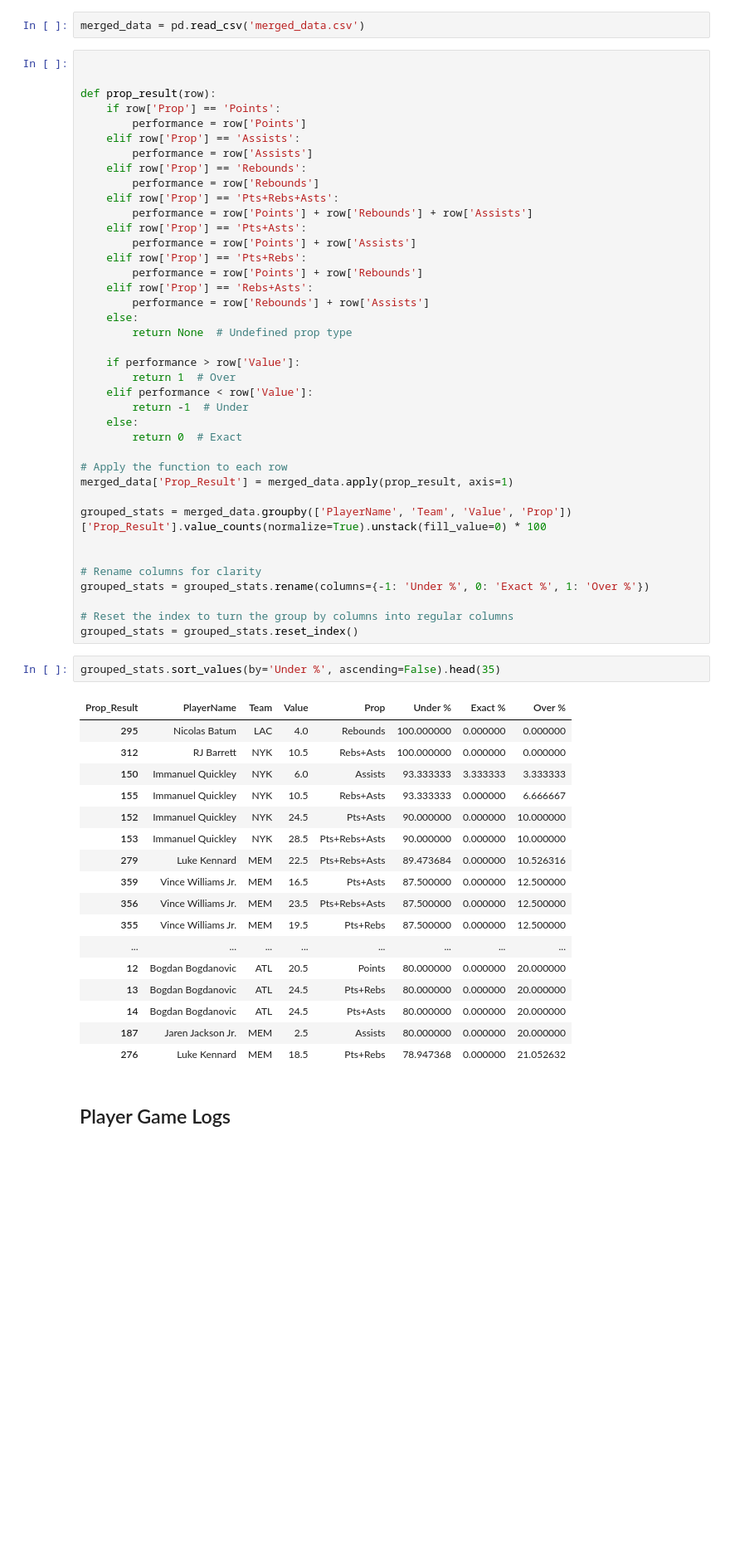
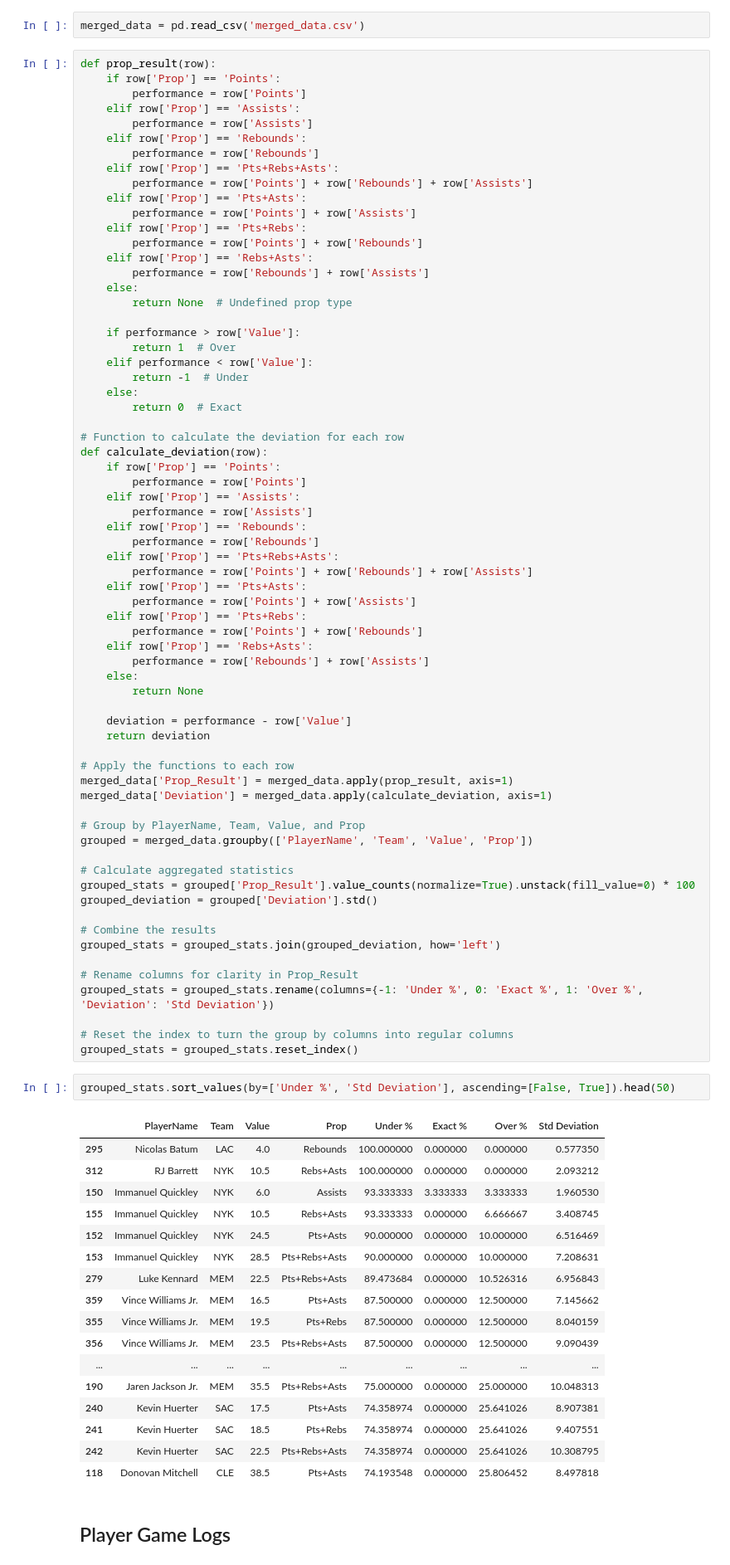
Before and after one commit to DhirenShivdasani/NBA-player-prop-analysis, a Jupyter notebook: Untitled.ipynb, the cells around one changed output. Shown at 83% size. Cells and saved outputs as stored; diff of their text form; blank space fills up the shorter version.

```diff
--- a/Untitled.ipynb
+++ b/Untitled.ipynb
@@ -431,8 +431,6 @@ player_data = merged_data[(merged_data['PlayerName'] == 'Josh Giddey') ]['Team']
 # %%
 merged_data = pd.read_csv('merged_data.csv')
 # %%
-
-
 def prop_result(row):
     if row['Prop'] == 'Points':
         performance = row['Points']
@@ -458,37 +456,67 @@ def prop_result(row):
     else:
         return 0  # Exact
 
-# Apply the function to each row
+# Function to calculate the deviation for each row
+def calculate_deviation(row):
+    if row['Prop'] == 'Points':
+        performance = row['Points']
+    elif row['Prop'] == 'Assists':
+        performance = row['Assists']
+    elif row['Prop'] == 'Rebounds':
+        performance = row['Rebounds']
+    elif row['Prop'] == 'Pts+Rebs+Asts':
+        performance = row['Points'] + row['Rebounds'] + row['Assists']
+    elif row['Prop'] == 'Pts+Asts':
+        performance = row['Points'] + row['Assists']
+    elif row['Prop'] == 'Pts+Rebs':
+        performance = row['Points'] + row['Rebounds']
+    elif row['Prop'] == 'Rebs+Asts':
+        performance = row['Rebounds'] + row['Assists']
+    else:
+        return None
+
+    deviation = performance - row['Value']
+    return deviation
+
+# Apply the functions to each row
 merged_data['Prop_Result'] = merged_data.apply(prop_result, axis=1)
+merged_data['Deviation'] = merged_data.apply(calculate_deviation, axis=1)
 
-grouped_stats = merged_data.groupby(['PlayerName', 'Team', 'Value', 'Prop'])['Prop_Result'].value_counts(normalize=True).unstack(fill_value=0) * 100
+# Group by PlayerName, Team, Value, and Prop
+grouped = merged_data.groupby(['PlayerName', 'Team', 'Value', 'Prop'])
 
+# Calculate aggregated statistics
+grouped_stats = grouped['Prop_Result'].value_counts(normalize=True).unstack(fill_value=0) * 100
+grouped_deviation = grouped['Deviation'].std()
 
-# Rename columns for clarity
-grouped_stats = grouped_stats.rename(columns={-1: 'Under %', 0: 'Exact %', 1: 'Over %'})
+# Combine the results
+grouped_stats = grouped_stats.join(grouped_deviation, how='left')
+
+# Rename columns for clarity in Prop_Result
+grouped_stats = grouped_stats.rename(columns={-1: 'Under %', 0: 'Exact %', 1: 'Over %', 'Deviation': 'Std Deviation'})
 
 # Reset the index to turn the group by columns into regular columns
 grouped_stats = grouped_stats.reset_index()
 # %%
-grouped_stats.sort_values(by='Under %', ascending=False).head(35)
+grouped_stats.sort_values(by=['Under %', 'Std Deviation'], ascending=[False, True]).head(50)
 # %% [output]
-| Prop_Result | PlayerName | Team | Value | Prop | Under % | Exact % | Over % |
-| 295 | Nicolas Batum | LAC | 4.0 | Rebounds | 100.000000 | 0.000000 | 0.000000 |
-| 312 | RJ Barrett | NYK | 10.5 | Rebs+Asts | 100.000000 | 0.000000 | 0.000000 |
-| 150 | Immanuel Quickley | NYK | 6.0 | Assists | 93.333333 | 3.333333 | 3.333333 |
-| 155 | Immanuel Quickley | NYK | 10.5 | Rebs+Asts | 93.333333 | 0.000000 | 6.666667 |
-| 152 | Immanuel Quickley | NYK | 24.5 | Pts+Asts | 90.000000 | 0.000000 | 10.000000 |
-| 153 | Immanuel Quickley | NYK | 28.5 | Pts+Rebs+Asts | 90.000000 | 0.000000 | 10.000000 |
-| 279 | Luke Kennard | MEM | 22.5 | Pts+Rebs+Asts | 89.473684 | 0.000000 | 10.526316 |
-| 359 | Vince Williams Jr. | MEM | 16.5 | Pts+Asts | 87.500000 | 0.000000 | 12.500000 |
-| 356 | Vince Williams Jr. | MEM | 23.5 | Pts+Rebs+Asts | 87.500000 | 0.000000 | 12.500000 |
-| 355 | Vince Williams Jr. | MEM | 19.5 | Pts+Rebs | 87.500000 | 0.000000 | 12.500000 |
-| ... | ... | ... | ... | ... | ... | ... | ... |
-| 12 | Bogdan Bogdanovic | ATL | 20.5 | Points | 80.000000 | 0.000000 | 20.000000 |
-| 13 | Bogdan Bogdanovic | ATL | 24.5 | Pts+Rebs | 80.000000 | 0.000000 | 20.000000 |
-| 14 | Bogdan Bogdanovic | ATL | 24.5 | Pts+Asts | 80.000000 | 0.000000 | 20.000000 |
-| 187 | Jaren Jackson Jr. | MEM | 2.5 | Assists | 80.000000 | 0.000000 | 20.000000 |
-| 276 | Luke Kennard | MEM | 18.5 | Pts+Rebs | 78.947368 | 0.000000 | 21.052632 |
+|  | PlayerName | Team | Value | Prop | Under % | Exact % | Over % | Std Deviation |
+| 295 | Nicolas Batum | LAC | 4.0 | Rebounds | 100.000000 | 0.000000 | 0.000000 | 0.577350 |
+| 312 | RJ Barrett | NYK | 10.5 | Rebs+Asts | 100.000000 | 0.000000 | 0.000000 | 2.093212 |
+| 150 | Immanuel Quickley | NYK | 6.0 | Assists | 93.333333 | 3.333333 | 3.333333 | 1.960530 |
+| 155 | Immanuel Quickley | NYK | 10.5 | Rebs+Asts | 93.333333 | 0.000000 | 6.666667 | 3.408745 |
+| 152 | Immanuel Quickley | NYK | 24.5 | Pts+Asts | 90.000000 | 0.000000 | 10.000000 | 6.516469 |
+| 153 | Immanuel Quickley | NYK | 28.5 | Pts+Rebs+Asts | 90.000000 | 0.000000 | 10.000000 | 7.208631 |
+| 279 | Luke Kennard | MEM | 22.5 | Pts+Rebs+Asts | 89.473684 | 0.000000 | 10.526316 | 6.956843 |
+| 359 | Vince Williams Jr. | MEM | 16.5 | Pts+Asts | 87.500000 | 0.000000 | 12.500000 | 7.145662 |
+| 355 | Vince Williams Jr. | MEM | 19.5 | Pts+Rebs | 87.500000 | 0.000000 | 12.500000 | 8.040159 |
+| 356 | Vince Williams Jr. | MEM | 23.5 | Pts+Rebs+Asts | 87.500000 | 0.000000 | 12.500000 | 9.090439 |
+| ... | ... | ... | ... | ... | ... | ... | ... | ... |
+| 190 | Jaren Jackson Jr. | MEM | 35.5 | Pts+Rebs+Asts | 75.000000 | 0.000000 | 25.000000 | 10.048313 |
+| 240 | Kevin Huerter | SAC | 17.5 | Pts+Asts | 74.358974 | 0.000000 | 25.641026 | 8.907381 |
+| 241 | Kevin Huerter | SAC | 18.5 | Pts+Rebs | 74.358974 | 0.000000 | 25.641026 | 9.407551 |
+| 242 | Kevin Huerter | SAC | 22.5 | Pts+Rebs+Asts | 74.358974 | 0.000000 | 25.641026 | 10.308795 |
+| 118 | Donovan Mitchell | CLE | 38.5 | Pts+Asts | 74.193548 | 0.000000 | 25.806452 | 8.497818 |
 # %% [markdown]
 ## Player Game Logs
 # %%
```
Also changed, not shown: 2 other files.
